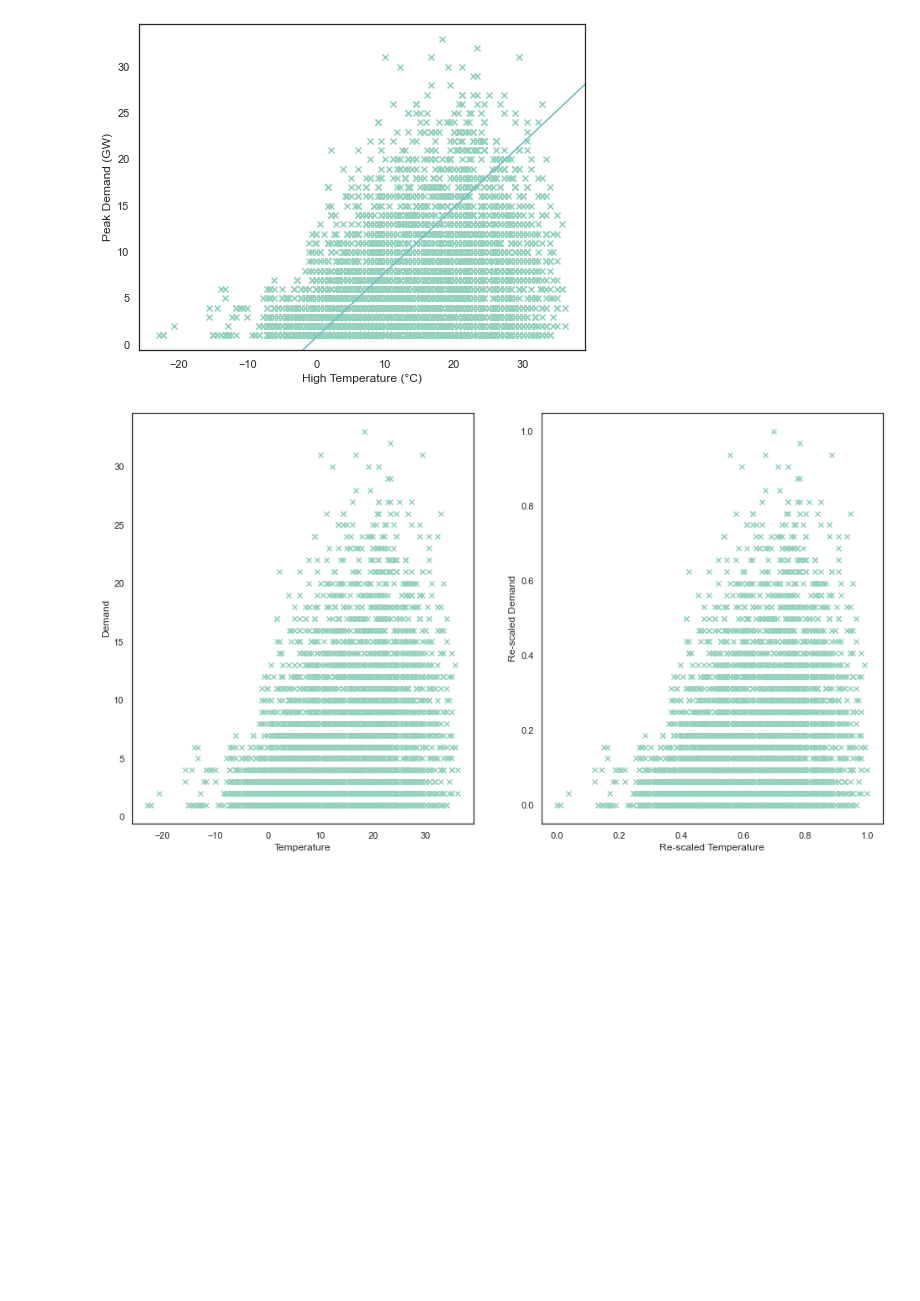
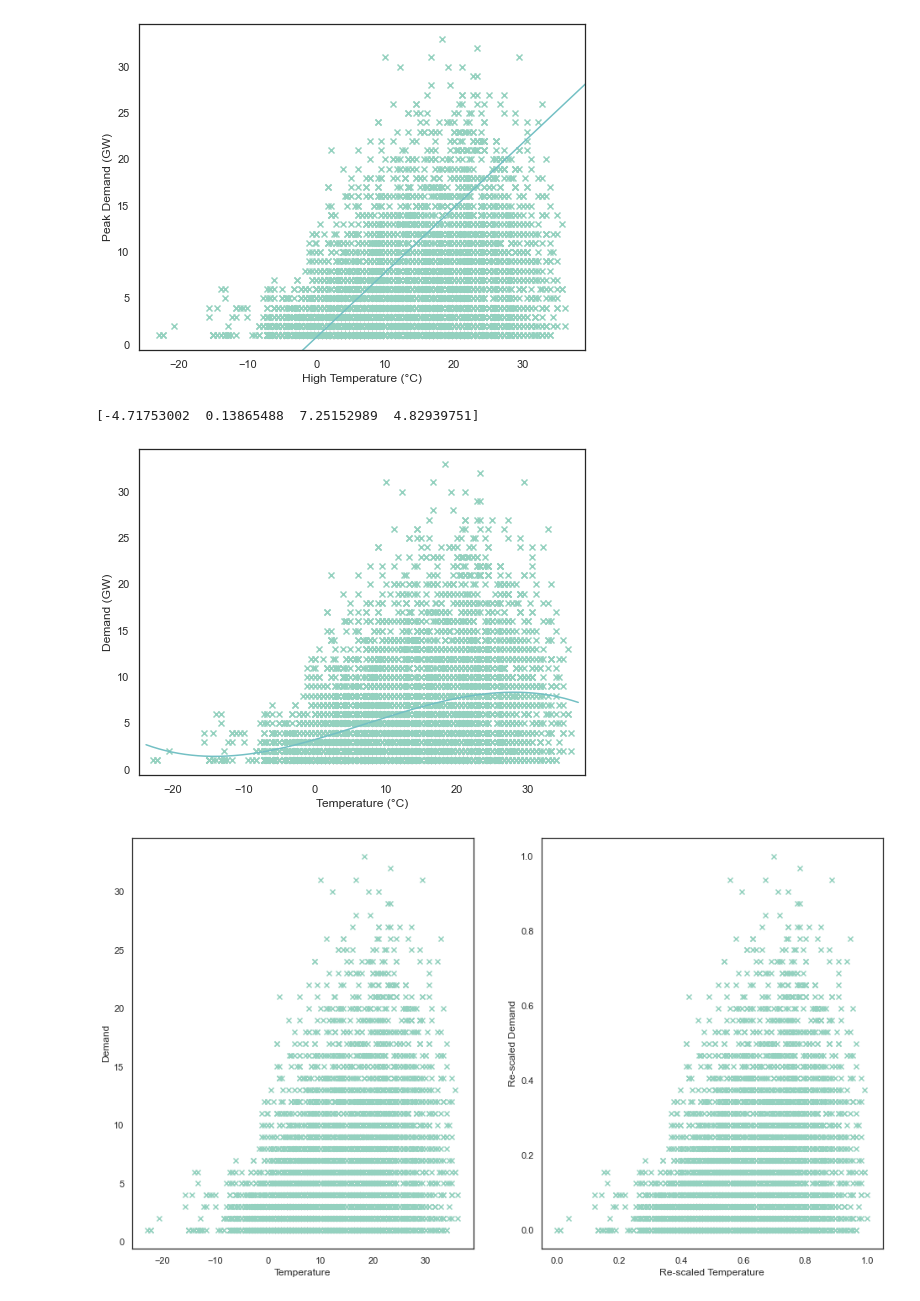
Before and after one commit to renefreitag/Data_Vipers, a Jupyter notebook: task2/task2.ipynb, the cells around one changed output. Drawn from its saved outputs; the diff is of its cells as text; code cells hidden in the pictures; blank space fills up the shorter version.

Commit message:
task 2: regression working

```diff
--- a/task2/task2.ipynb
+++ b/task2/task2.ipynb
@@ -333,6 +366,42 @@ plt.show()
 #plt.savefig('summer data_peak demand_line.pdf')
 # %% [output]
 [figure]
+# %%
+# x is the input variable
+# y is the output vaiable
+# d is degree pf polynomial regression
+
+def plot_regression_poly(x, y, d):
+
+    # Create polynomial features
+    min_x, max_x = x.min(), x.max()
+    xs = 2*(x - min_x)/(max_x - min_x)-1  # standardize to range [-1,1]
+    X = np.array([xs**i for i in range(d,-1,-1)]).T
+
+    # Implement polynomial regression using least squares (we use the nomal equations as derived in the lecture)
+    theta = np.linalg.solve(X.T @ X, X.T @ y)
+    xt0 = np.linspace(min_x-1, max_x+1, 400)
+
+    # create scaled test dataset
+    xt = 2* (xt0 - min_x)/(max_x - min_x) -1
+    Xt = np.array([xt**i for i in range(d,-1,-1)]).T
+    yt = Xt @ theta
+
+    # Plot results
+    plt.figure(figsize = (8,6))
+    plt.scatter(x, y, marker="x")
+    ylim = plt.ylim()
+    plt.plot(xt0, yt, 'C1')
+    plt.xlabel("Temperature (°C)")
+    plt.ylabel("Demand (GW)")
+    plt.xlim([min_x-2, max_x+2])
+    plt.ylim(ylim)
+    print(theta[:7]) # prints first 3 thetas
+# %%
+plot_regression_poly(x = xp, y=yp, d = 3)
+# %% [output]
+[-4.71753002  0.13865488  7.25152989  4.82939751]
+[figure, added]
 # %%
 # rescaling
 x_nor = (xp-min(xp))/(max(xp)-min(xp))
```
Also changed, not shown: parts of 11 cells of this notebook.
